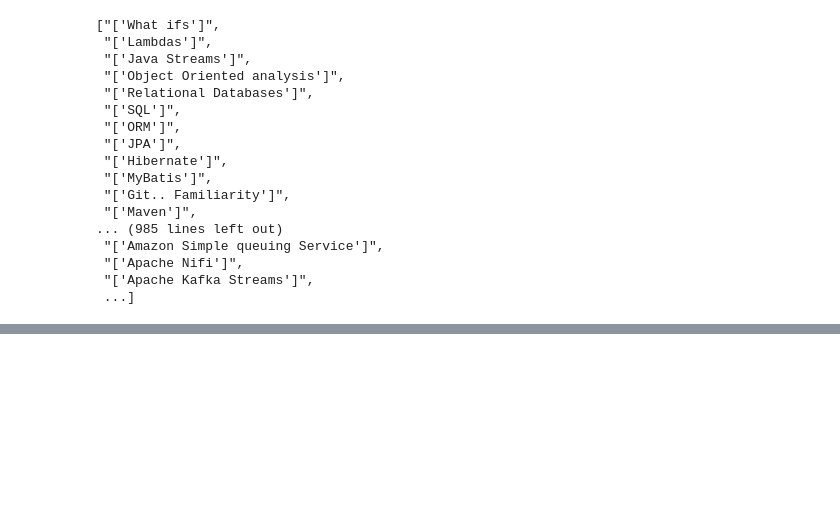
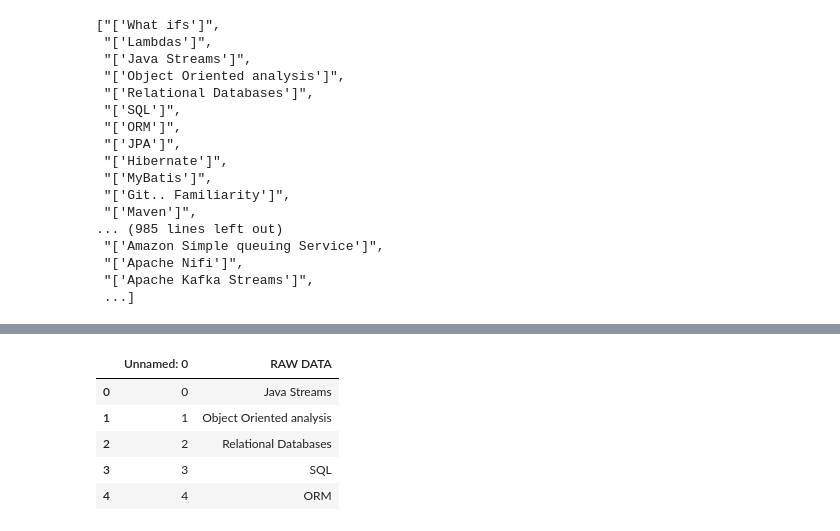
Before and after one commit to Neel14-stack/HW-Saver-LLP, a Jupyter notebook: Untitled.ipynb, the cells around one changed output, grey strips where cells are left out. Saved outputs shown, nothing was run; the diff lists cells and outputs as text; code cells hidden in the pictures; blank space fills up the shorter version.

Commit message:
output done

```diff
--- a/Untitled.ipynb
+++ b/Untitled.ipynb
@@ -171,0 +141,12 @@ df
+# %%
+#to check
+xc = pd.read_csv("output.csv")
+# %%
+xc.head()
+# %% [output]
+|  | Unnamed: 0 | RAW DATA |
+| 0 | 0 | Java Streams |
+| 1 | 1 | Object Oriented analysis |
+| 2 | 2 | Relational Databases |
+| 3 | 3 | SQL |
+| 4 | 4 | ORM |
```
Also changed, not shown: parts of 5 cells of this notebook, 4 other files.
